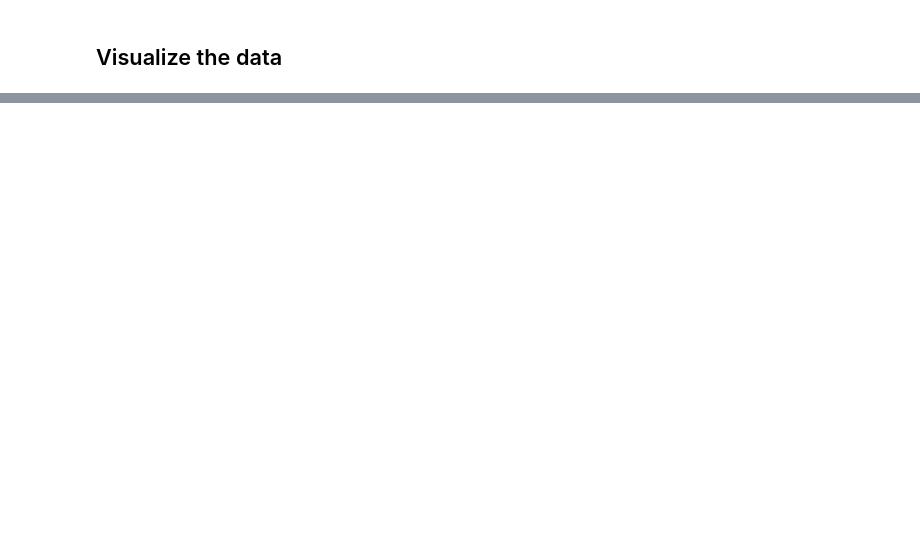
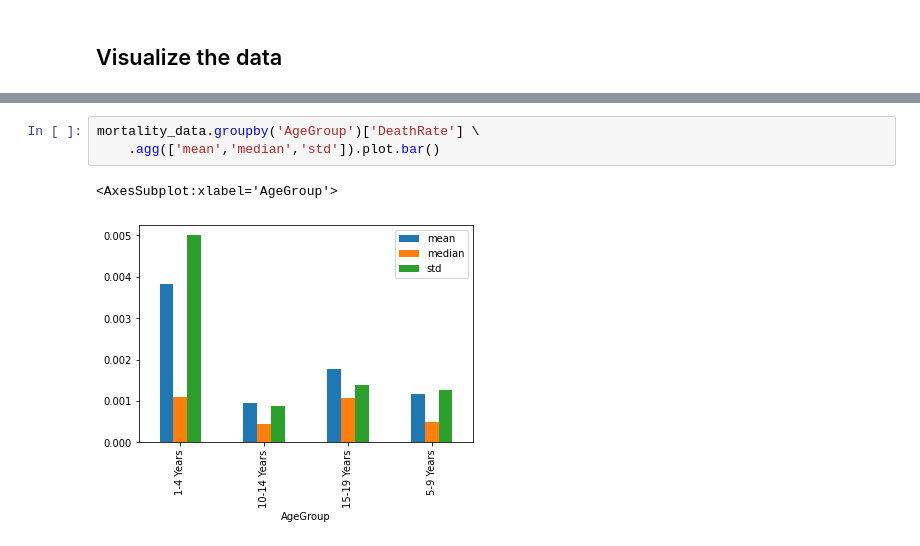
Before and after one commit to hekaplex/2022_03_DSI_WD, a Jupyter notebook: drew.minkin@divergence.one/py/EDA Python Lessons/Pandas/04 Advanced Pandas and Basic Plots.ipynb, the cells around one changed output, grey strips where cells are left out. Saved outputs shown, nothing was run; the diff lists cells and outputs as text; blank space fills up the shorter version.

```diff
--- a/drew.minkin@divergence.one/py/EDA Python Lessons/Pandas/04 Advanced Pandas and Basic Plots.ipynb
+++ b/drew.minkin@divergence.one/py/EDA Python Lessons/Pandas/04 Advanced Pandas and Basic Plots.ipynb
@@ -503,0 +602,6 @@ mortality_data.groupby('AgeGroup')['DeathRate'] \
+# %%
+mortality_data.groupby('AgeGroup')['DeathRate'] \
+    .agg(['mean','median','std']).plot.bar()
+# %% [output]
+<AxesSubplot:xlabel='AgeGroup'>
+[figure, added]
```
Also changed, not shown: parts of 16 cells of this notebook.
